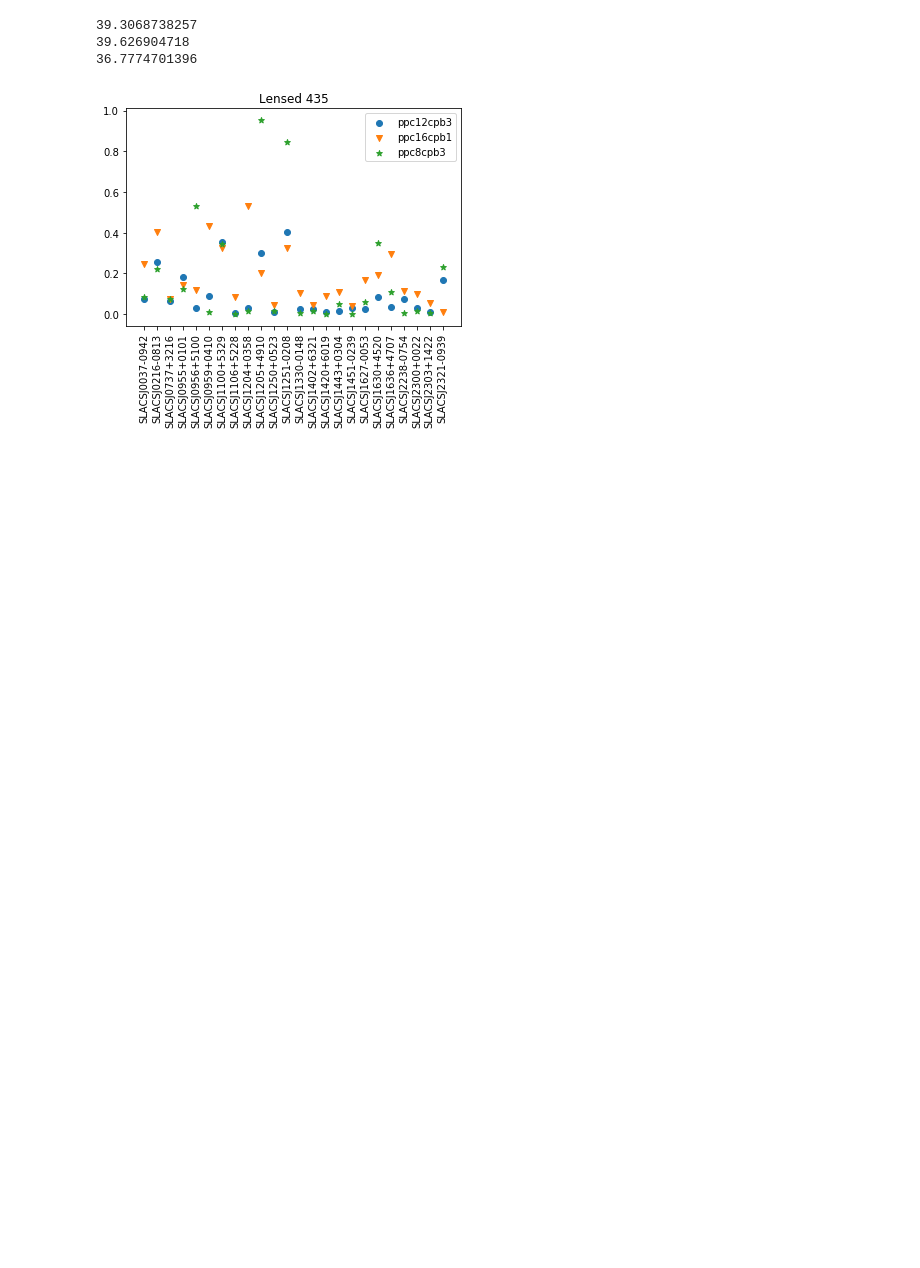
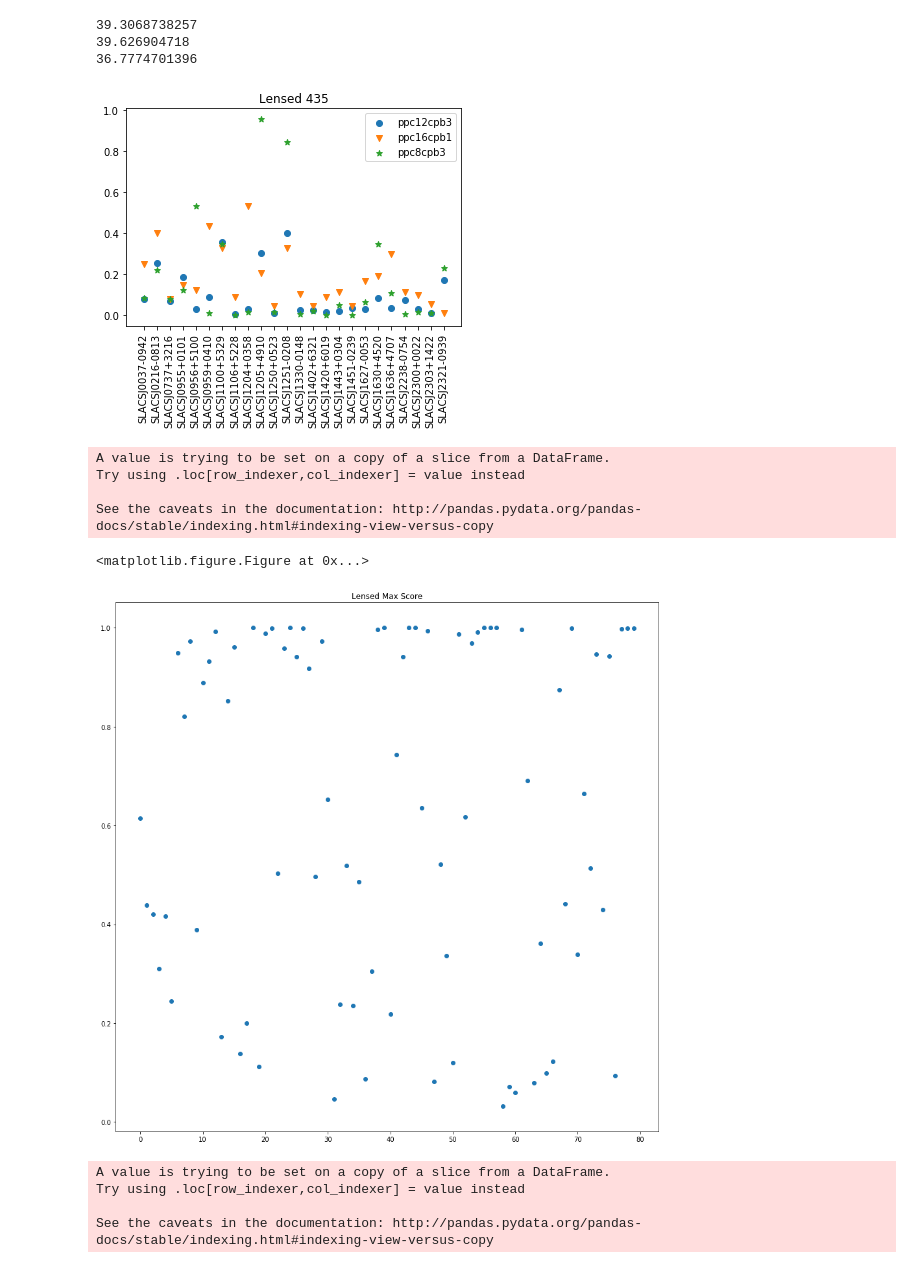
Before and after one commit to cavestruz/ALL_obs, a Jupyter notebook: ScoresAndHOG.ipynb, the cells around one changed output. Cells and saved outputs as stored; diff of their text form; code cells hidden in the pictures; blank space fills up the shorter version.

Commit message:
Test max score over different bands

```diff
--- a/ScoresAndHOG.ipynb
+++ b/ScoresAndHOG.ipynb
@@ -9,7 +9,9 @@ hognames = ['ppc12cpb3','ppc16cpb1','ppc8cpb3']
 hogfolders = ['ppc_12_cpb_3/','ppc_16_cpb_1/', 'ppc_8_cpb_3/']
 # %%
 # Read files
-filescores = {hn: pd.read_csv(hogfolder+'filenames_scores_test0.txt', sep=' ') for (hn, hogfolder) in zip(hognames, hogfolders)}
+filescores = {hn: pd.read_csv('/Users/f566998/Code/DeepLearning/ALL_referee_report/SLACS_plots/for_paper/' + \
+                              hogfolder + 'filenames_scores_test0.txt', sep=' ')
+              for (hn, hogfolder) in zip(hognames, hogfolders)}
 # %%
 name_test = filescores['ppc12cpb3']['filename'][0]
 # %%
@@ -127,0 +134,29 @@ plt.show()
+# %%
+max_score_lensed = ppc12cpb3_lensed_814[['filename']]
+max_score_lensed['max_score'] = [max(scores) for scores in zip(ppc12cpb3_lensed_814['score'],
+                                                               ppc16cpb1_lensed_814['score'],
+                                                               ppc8cpb3_lensed_814['score'])]
+# %% [output]
+A value is trying to be set on a copy of a slice from a DataFrame.
+Try using .loc[row_indexer,col_indexer] = value instead
+
+See the caveats in the documentation: http://pandas.pydata.org/pandas-docs/stable/indexing.html#indexing-view-versus-copy
+# %%
+plt.clf()
+plt.figure(figsize=(15,15))
+plt.scatter(range(len(max_score_lensed['max_score'])),max_score_lensed['max_score'], marker='o')
+plt.title('Lensed Max Score')
+plt.show()
+# %% [output]
+<matplotlib.figure.Figure at 0x...>
+[figure, added]
+# %%
+max_score_unlensed = ppc12cpb3_unlensed_814[['filename']]
+max_score_unlensed['max_score'] = [max(scores) for scores in zip(ppc12cpb3_unlensed_814['score'],
+                                                                 ppc16cpb1_unlensed_814['score'],
+                                                                 ppc8cpb3_unlensed_814['score'])]
+# %% [output]
+A value is trying to be set on a copy of a slice from a DataFrame.
+Try using .loc[row_indexer,col_indexer] = value instead
+
+See the caveats in the documentation: http://pandas.pydata.org/pandas-docs/stable/indexing.html#indexing-view-versus-copy
```
Also changed, not shown: parts of 2 cells of this notebook.
